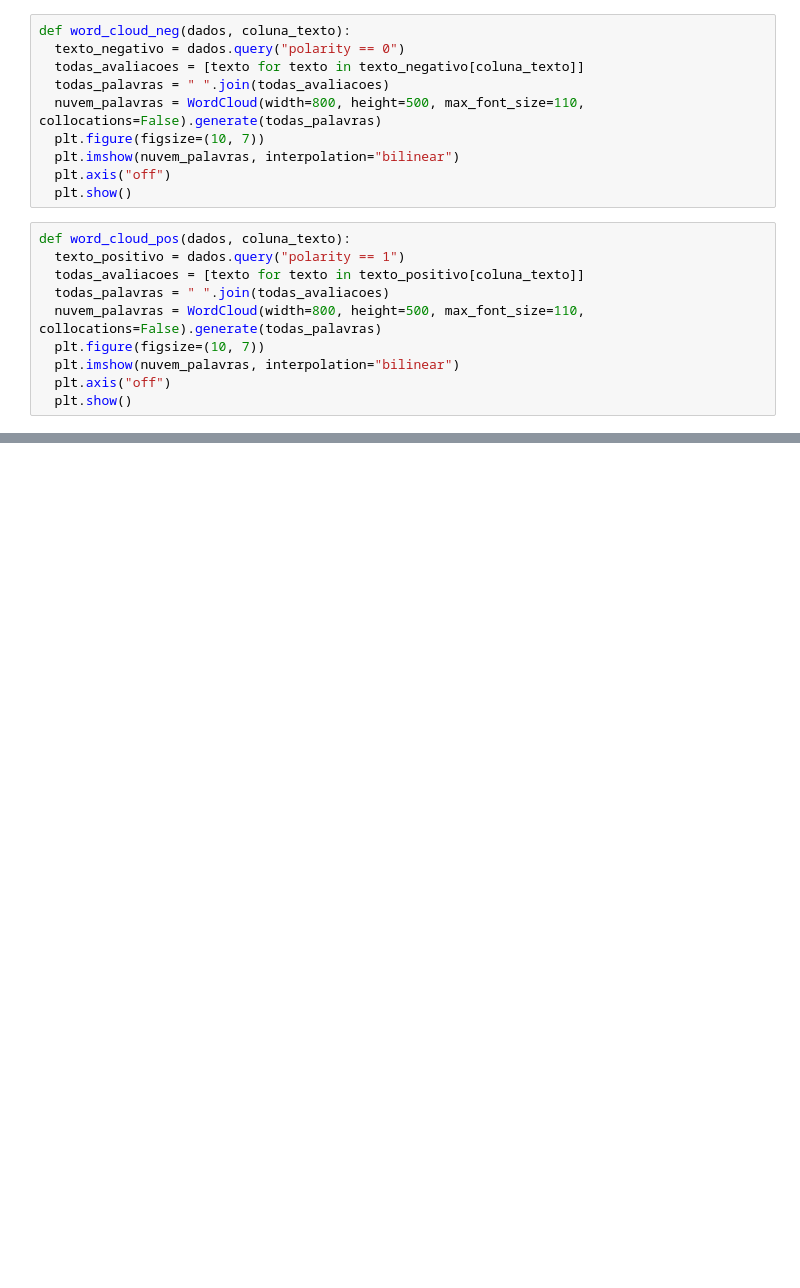
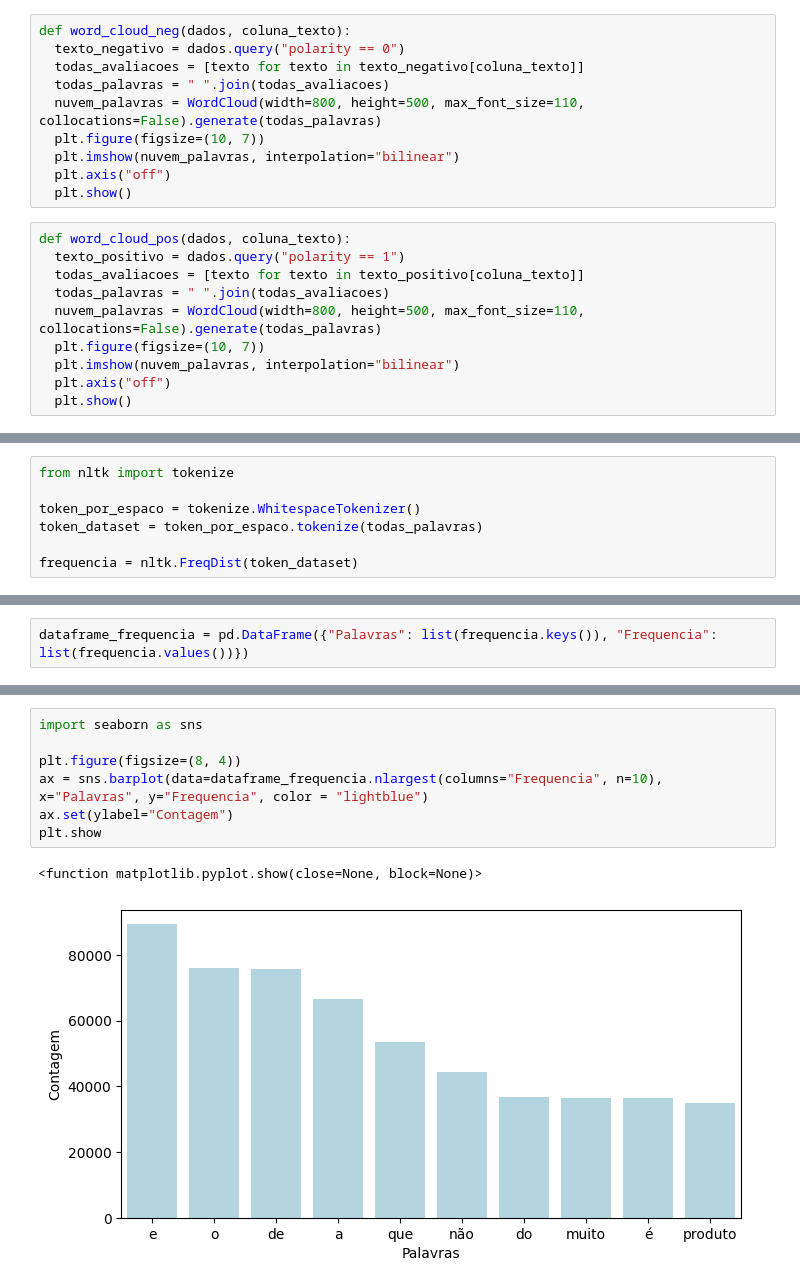
Before and after one commit to alvaro-amorim/Estudos-posgraduacao-iafordevs, a Jupyter notebook: Estudo_bag_of_words.ipynb, the cells around one changed output, grey strips where cells are left out. Drawn from its saved outputs; the diff is of its cells as text; blank space fills up the shorter version.

```diff
--- a/Estudo_bag_of_words.ipynb
+++ b/Estudo_bag_of_words.ipynb
@@ -179,0 +206,7 @@ word_cloud_pos(avaliacoes, "review_text")
+# %%
+from nltk import tokenize
+
+token_por_espaco = tokenize.WhitespaceTokenizer()
+token_dataset = token_por_espaco.tokenize(todas_palavras)
+
+frequencia = nltk.FreqDist(token_dataset)
@@ -179,0 +217,2 @@ word_cloud_pos(avaliacoes, "review_text")
+# %%
+dataframe_frequencia = pd.DataFrame({"Palavras": list(frequencia.keys()), "Frequencia": list(frequencia.values())})
@@ -179,0 +242,10 @@ word_cloud_pos(avaliacoes, "review_text")
+# %%
+import seaborn as sns
+
+plt.figure(figsize=(8, 4))
+ax = sns.barplot(data=dataframe_frequencia.nlargest(columns="Frequencia", n=10), x="Palavras", y="Frequencia", color = "lightblue")
+ax.set(ylabel="Contagem")
+plt.show
+# %% [output]
+<function matplotlib.pyplot.show(close=None, block=None)>
+[figure, added]
```
Also changed, not shown: parts of 51 cells of this notebook.
